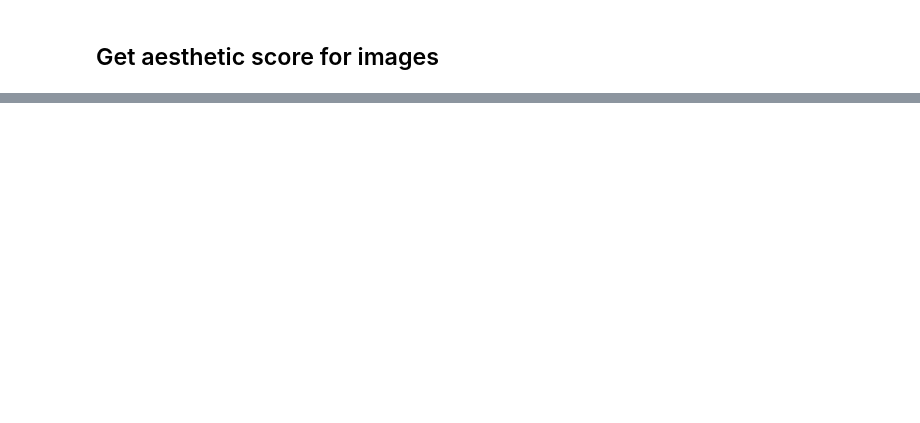
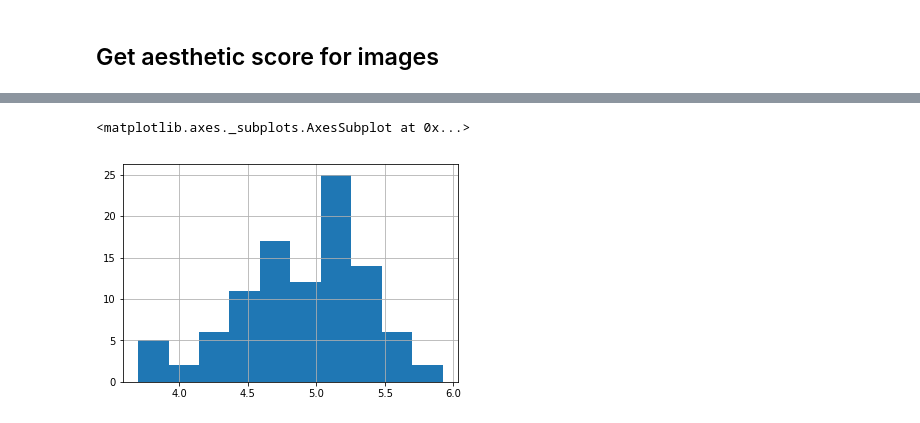
Before and after one commit to deepak-karkala/airbnb-data-science, a Jupyter notebook: notebooks/rank_listings_by_image_aesthetics.ipynb, the cells around one changed output, grey strips where cells are left out. Cells and saved outputs as stored; diff of their text form; code cells hidden in the pictures; blank space fills up the shorter version.

```diff
--- a/notebooks/rank_listings_by_image_aesthetics.ipynb
+++ b/notebooks/rank_listings_by_image_aesthetics.ipynb
@@ -78,0 +80,8 @@ KeyboardInterrupt:
+# %%
+with open('image_aesthetic_score.txt') as f:
+    img_scores = json.load(f)
+dfis = pd.DataFrame(img_scores)
+dfis.columns = ["ID", "Image Score"]
+dfis["ID"] = dfis["ID"].astype(int)
+dfis["Image Score"] = np.round(dfis["Image Score"], 2)
+dfis.head(5)
@@ -78,0 +95,5 @@ KeyboardInterrupt:
+# %%
+dfis["Image Score"].hist()
+# %% [output]
+<matplotlib.axes._subplots.AxesSubplot at 0x...>
+[figure, added]
```
Also changed, not shown: parts of 13 cells of this notebook, 1 other file.
